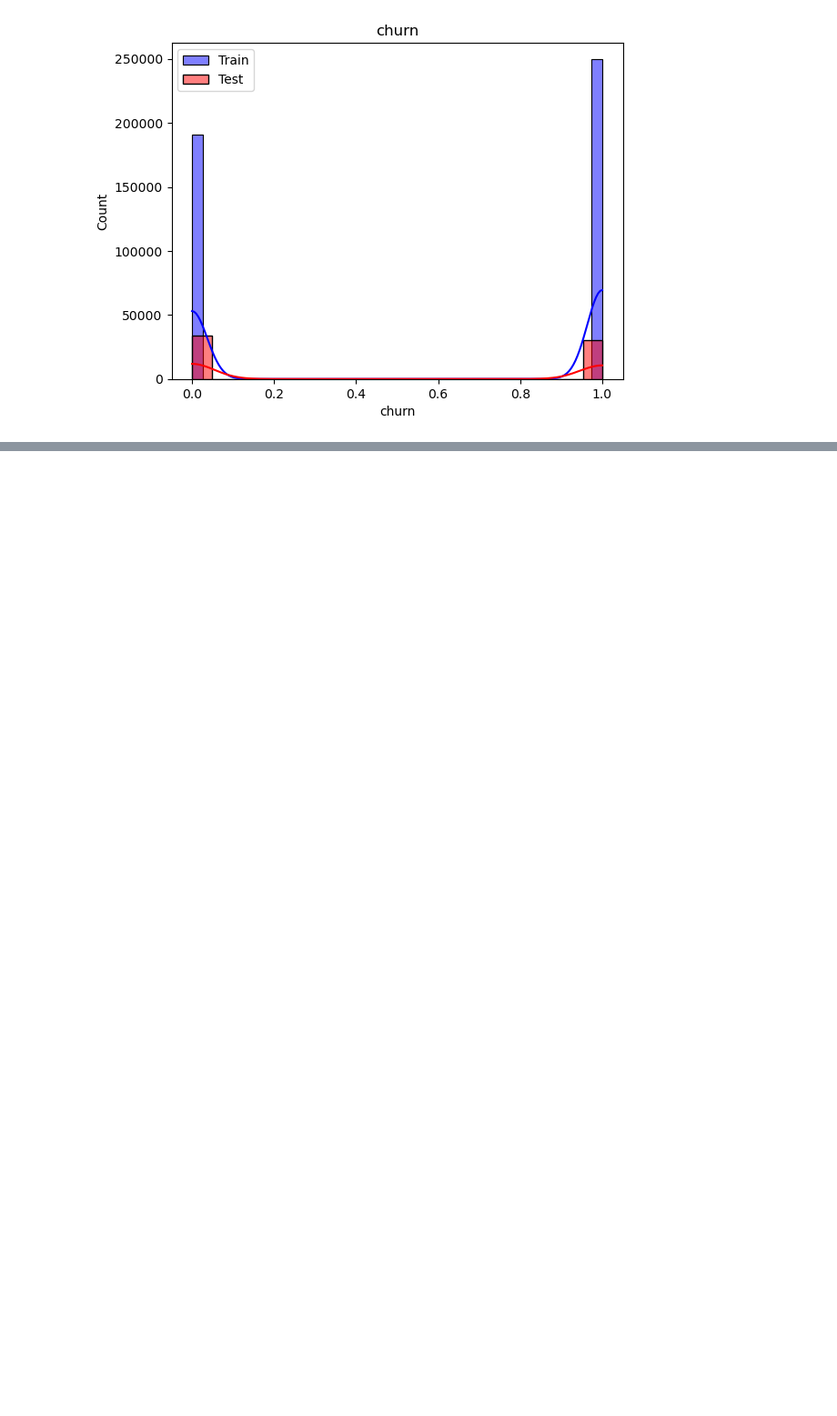
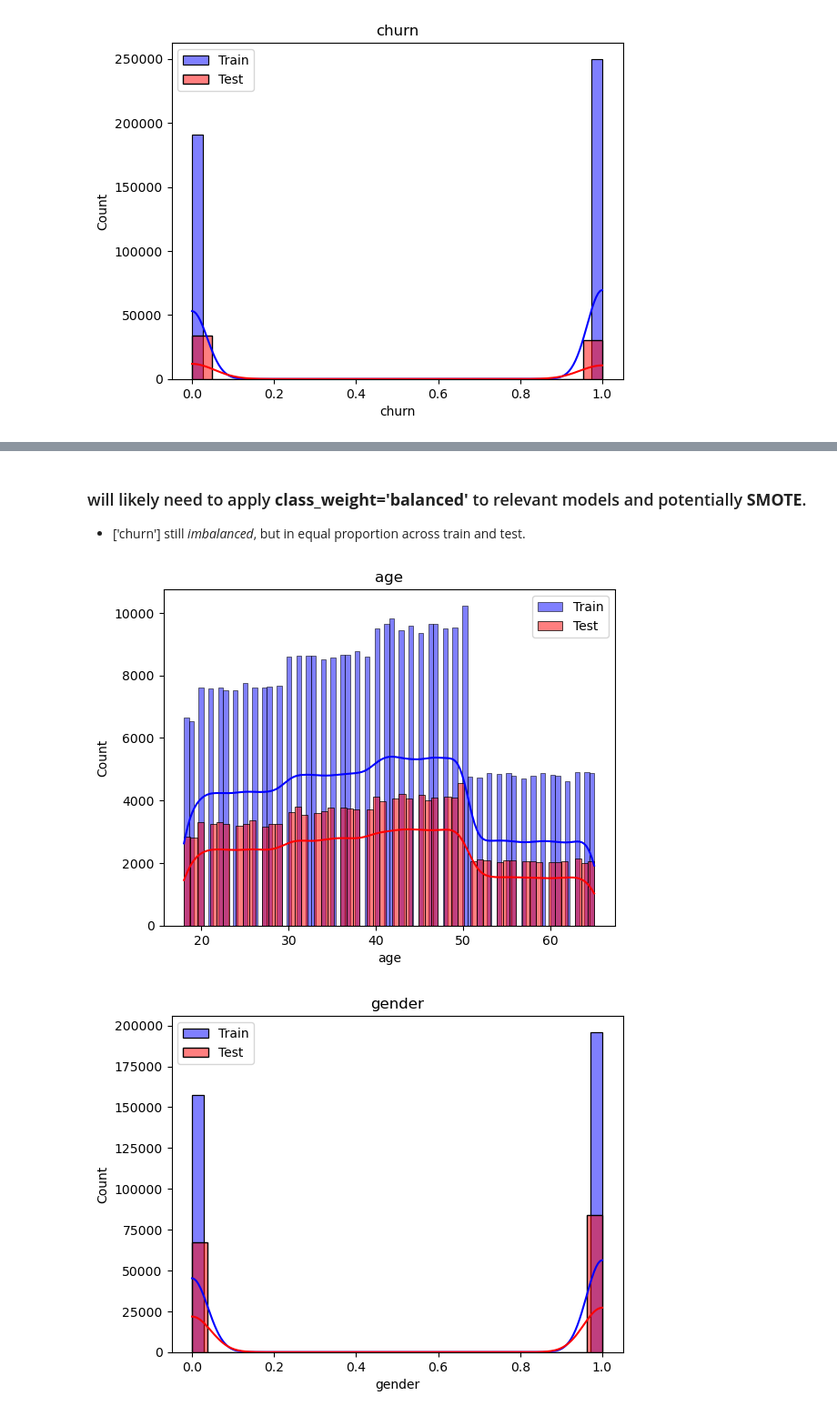
Before and after one commit to ndjo-byte/Machine_Learning_ChurnRate, a Jupyter notebook: Churn_Classifier_Project/notebooks/02_LimpiezaEDA/02_LimpiezaEDA.ipynb, the cells around one changed output, grey strips where cells are left out. Shown at 91% size. Cells and saved outputs as stored; diff of their text form; code cells hidden in the pictures; blank space fills up the shorter version.

```diff
--- a/Churn_Classifier_Project/notebooks/02_LimpiezaEDA/02_LimpiezaEDA.ipynb
+++ b/Churn_Classifier_Project/notebooks/02_LimpiezaEDA/02_LimpiezaEDA.ipynb
@@ -126,0 +146,13 @@ for column in df_train.columns:
+# %%
+combined_df = pd.concat([df_test, df_train], axis=0)
+combined_df = shuffle(combined_df, random_state=42)
+
+X = combined_df.drop(columns='churn')
+y = combined_df['churn']
+
+X_train, X_test, y_train, y_test = train_test_split(X, y, test_size=0.3, stratify=y, random_state=42)
+
+train_df = pd.concat([X_train, y_train], axis=1)
+print(train_df.size)
+test_df = pd.concat([X_test, y_test], axis=1)
+print(test_df.size)
@@ -126,0 +176,13 @@ for column in df_train.columns:
+# %% [markdown]
+### will likely need to apply **class_weight='balanced'** to relevant models and potentially **SMOTE**.
+- ['churn'] still *imbalanced*, but in equal proportion across train and test.
+# %%
+for column in train_df.columns:
+    sns.histplot(train_df[column], color='blue', label='Train', kde=True)
+    sns.histplot(test_df[column], color='red', label='Test', kde=True)
+    plt.legend()
+    plt.title(column)
+    plt.show()
+# %% [output]
+[figure, added]
+[figure, added]
```
Also changed, not shown: parts of 11 cells of this notebook, 5 other files.
